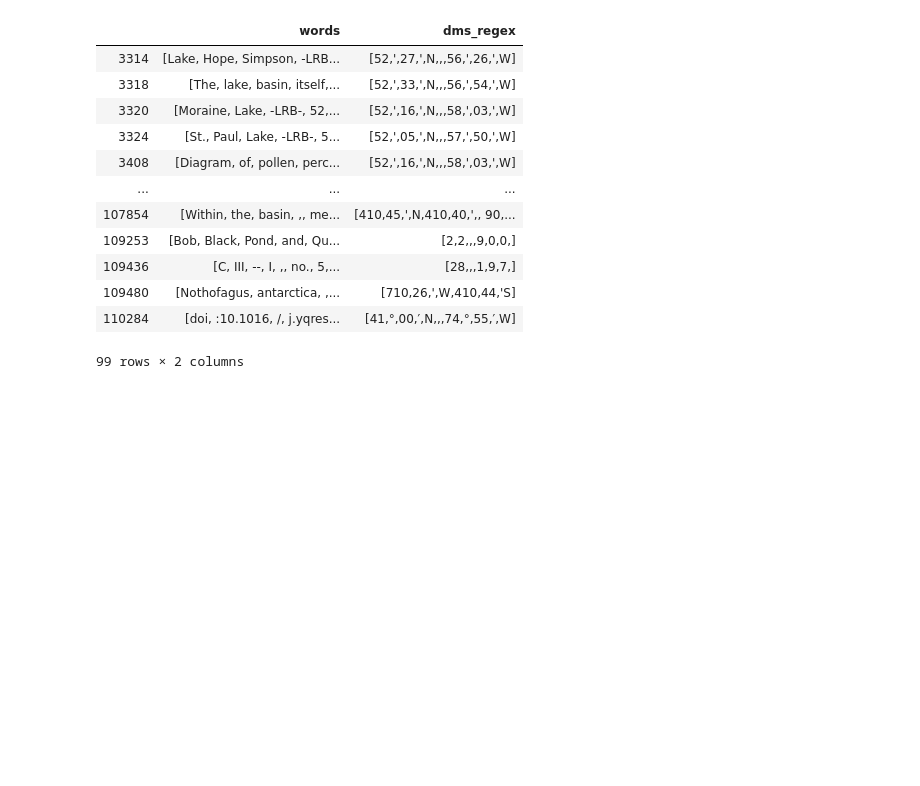
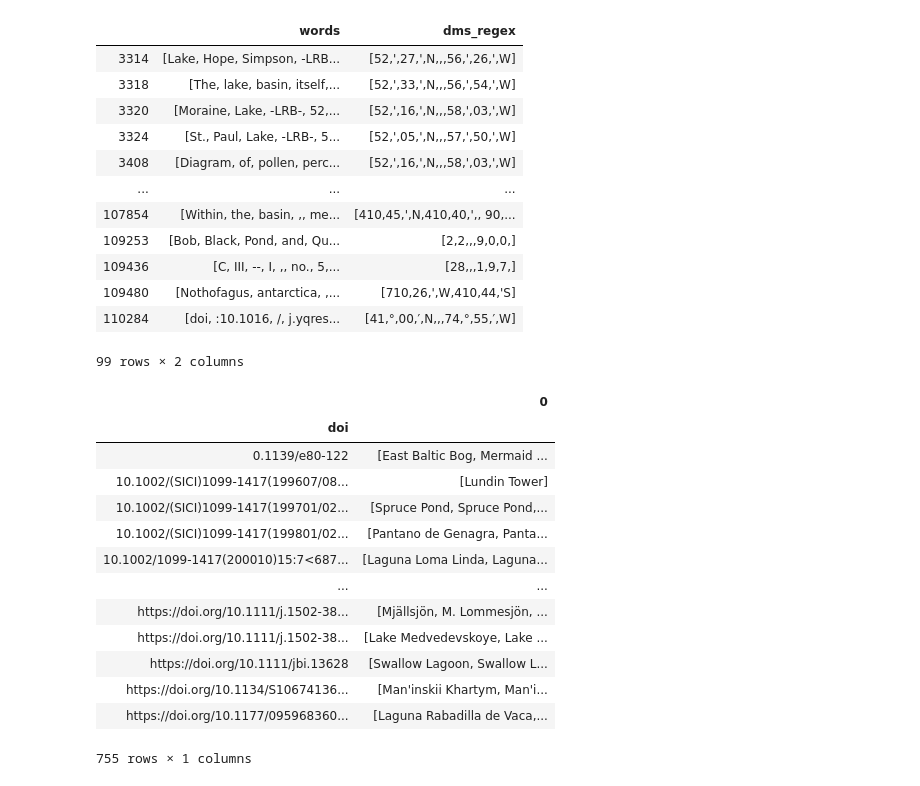
Before and after one commit to throughput-ec/UnacquiredSites, a Jupyter notebook: ML_Record_Mining_JN.ipynb, the cells around one changed output. Saved outputs shown, nothing was run; the diff lists cells and outputs as text; code cells hidden in the pictures; blank space fills up the shorter version.

```diff
--- a/ML_Record_Mining_JN.ipynb
+++ b/ML_Record_Mining_JN.ipynb
@@ -383,3 +459,23 @@ df[['words','dms_regex']].head(100)
 | 109480 | [Nothofagus, antarctica, ,... | [710,26,',W,410,44,'S] |
 | 110284 | [doi, :10.1016, /, j.yqres... | [41,°,00,′,N,,,74,°,55,′,W] |
 99 rows × 2 columns
+# %%
+# Neotoma Sitenames grouped by DOI
+
+df4 = pd.DataFrame(neotoma.groupby('doi').apply(lambda x: list(x['sitename'])))
+df4
+# %% [output]
+|  | 0 |
+| doi |  |
+| 0.1139/e80-122 | [East Baltic Bog, Mermaid ... |
+| 10.1002/(SICI)1099-1417(199607/08... | [Lundin Tower] |
+| 10.1002/(SICI)1099-1417(199701/02... | [Spruce Pond, Spruce Pond,... |
+| 10.1002/(SICI)1099-1417(199801/02... | [Pantano de Genagra, Panta... |
+| 10.1002/1099-1417(200010)15:7<687... | [Laguna Loma Linda, Laguna... |
+| ... | ... |
+| https://doi.org/10.1111/j.1502-38... | [Mjällsjön, M. Lommesjön, ... |
+| https://doi.org/10.1111/j.1502-38... | [Lake Medvedevskoye, Lake ... |
+| https://doi.org/10.1111/jbi.13628 | [Swallow Lagoon, Swallow L... |
+| https://doi.org/10.1134/S10674136... | [Man'inskii Khartym, Man'i... |
+| https://doi.org/10.1177/095968360... | [Laguna Rabadilla de Vaca,... |
+755 rows × 1 columns
```
Also changed, not shown: parts of 12 cells of this notebook.
